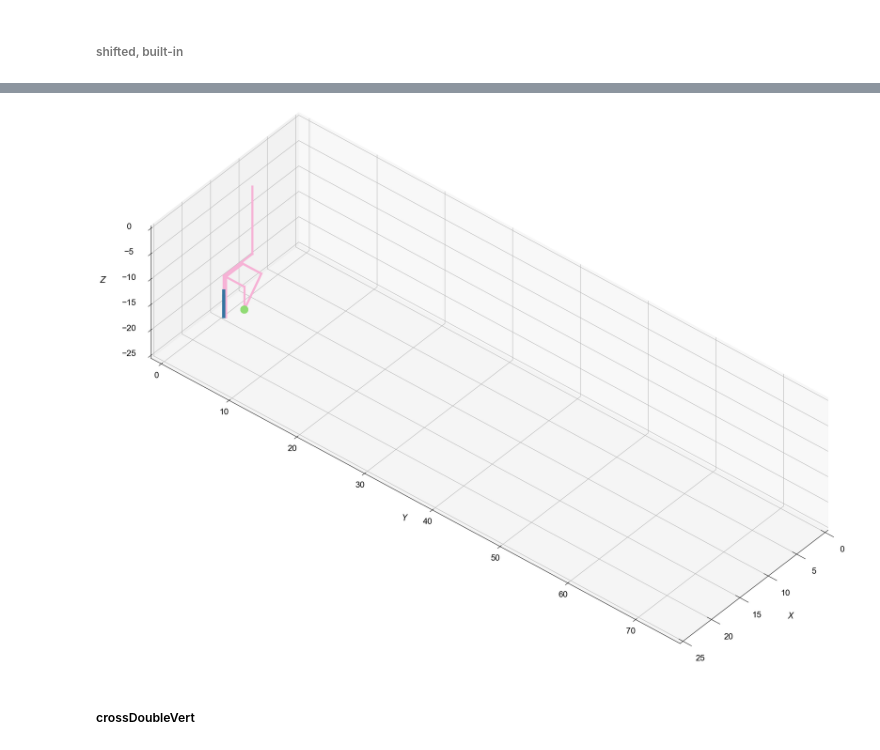
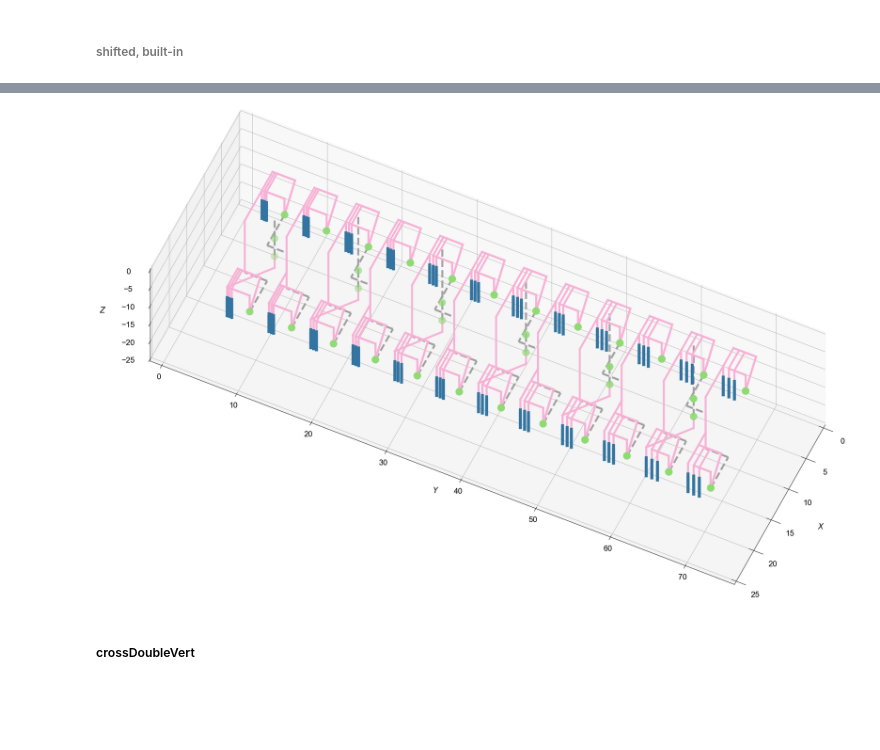
Before and after one commit to usnistgov/ShopbotPyQt, a Jupyter notebook: SBP_files/sbpcreator_triple.ipynb, the cells around one changed output, grey strips where cells are left out. Cells and saved outputs as stored; diff of their text form; code cells hidden in the pictures; blank space fills up the shorter version.

```diff
--- a/SBP_files/sbpcreator_triple.ipynb
+++ b/SBP_files/sbpcreator_triple.ipynb
@@ -744,7 +744,7 @@ Exported points to C:\Users\lmf1\Documents\GitHub\ShopbotPyQt\SBP_files\singleDi
 writeLength = 5
 for numLines in [1,2,3]:
 
-    ylast = '&margin/2'
+    ylast = 5
     xmed = slideW/2
 
     # head-on, in plane
@@ -753,14 +753,17 @@ for numLines in [1,2,3]:
     total2.prime('&dummyFlag1', runFlag1='&runFlag1')
     total2.j2(xmed, ylast)
     for i,spacing in enumerate([0.5, 0.625, 0.75, 0.875, 1, 1.25]):
+    # for i,spacing in enumerate([0.5]):
         total = copy.deepcopy(dv)
         total = total + sc.startingPoint(total2.cp[0], total2.cp[1], total2.cp[2])
         total.prime('&dummyFlag1', runFlag1='&runFlag1')
-        total.j2(xmed, ylast)
+        total.j2(xmed, f'{ylast}+4')
 
         for j in [0, 1]:
+        # for j in [0]:
             # get 4 reps for each spacing
             for z0frac in [0.5, 0]:
+            # for z0frac in [0.5]:
 
                 x0 = f'{xmed}+20*{z0frac-0.25}'
                 y0 = ylast
@@ -775,7 +778,15 @@ for numLines in [1,2,3]:
                                 , wait1='&waitDPic', wait2='&waitDSnap', wait3='&waitDO'
                                 , lastPt=total, numLines=numLines, turnOnFrac=0.5, turnOnWait=0, turnOffWait=0)
                 di.jx(xmed)
-                di.jy(ylast)
+
+                if z0frac==0.5 and j==0:
+                    di.jy(f'{ylast}+4')
+                    di.jz(-5)
+                    di.snap0()
+                    di.jz(-10)
+                    di.snap0()
+                else:
+                    di.jy(f'{ylast}')
                 di.sbp()
 
                 total = total + di
@@ -819,7 +830,7 @@ Exported C:\Users\lmf1\OneDriveNIST\NIST\data\shopbot\results\tripleLines\distur
 # %%
-total2.plot(ele=40, azi=40, export=False, grids=True)
+total2.plot(ele=55, azi=25, export=False, grids=True)
 # %% [output]
-[figure, old version]
+[figure, new version]
 # %% [markdown]
 ##### crossDoubleVert
 # %% [markdown]
```
Also changed, not shown: parts of 1 cell of this notebook, 36 other files.
